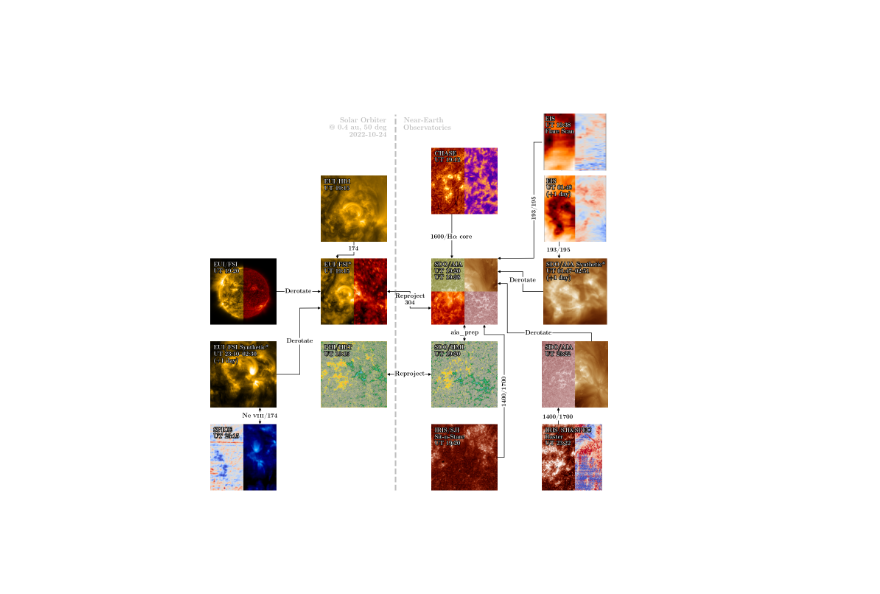
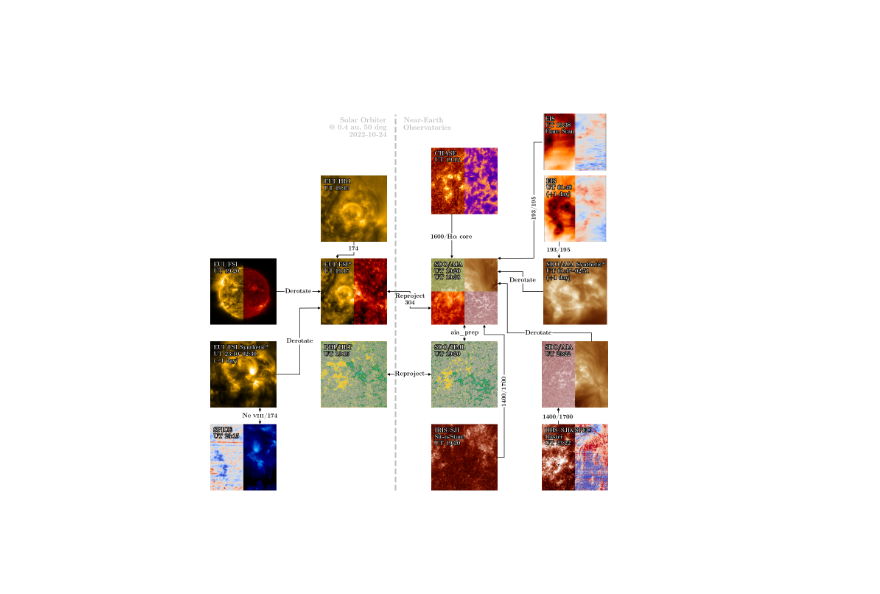
Before and after one commit to yjzhu-solar/EIS_DKIST_SolO, a Jupyter notebook: ipynb/ms_eis_eui_upflow/coalign_flowmap.ipynb, the cells around one changed output. Drawn from its saved outputs; the diff is of its cells as text; code cells hidden in the pictures.

```diff
--- a/ipynb/ms_eis_eui_upflow/coalign_flowmap.ipynb
+++ b/ipynb/ms_eis_eui_upflow/coalign_flowmap.ipynb
@@ -485,32 +498,32 @@ with rc_context(ms_style_dict):
     # plot_map_pizza(ax_visp_1915, [dkist_fitv_tom_cont_int_map_shift,dkist_fitv_tom_btot_map_shift,
     #                                 dkist_fitv_tom_DoppVel_map_shifted,dkist_ftiv_tom_theta_map_shifted_masked],
     #                 text='DKIST/ViSP\nUT 19:15',xslice=[0,687],yslice=[500,2554])
 
     # arrow_connect(ax_visp_1915, ax_aia_1920, [0.8,0.8,1.04,0.2], [0,-0.125,-0.125,1], [0.85,-0.115], r'$B_{\rm tot}$/1600', color='black',
     #                 textrotation=0.,arrow_1=False, arrow_2=True)
 
     plot_map_pizza(ax_iris_2322, [iris_1400_sji_2322_map_rotate_crop_shift,
                                     iris_SiIV_1394_velmap_rotate_shift_2322_repro_tosji],
-                    text=r'IRIS/SJI\&SPEC' + '\n' + 'Raster' + '\n' + 'UT 23:22',xslice=[50,445],yslice=[50,445],)
+                    text=r'IRIS/SJI\&SPEC' + '\n' + 'Raster' + '\n' + 'UT 23:22',xslice=[50,405],yslice=[50,405],)
 
     arrow_connect(ax_iris_2322, ax_aia_2322, [0.25,0.25], [1,0], [0.25,1.11], r'1400/1700', color='black',
                     textrotation=0.,arrow_1=False, arrow_2=True)
 
     plot_map_pizza(ax_iris_1920, [iris_1400_sji_1920_map_rotate_shift],
                     text='IRIS/SJI\nSit-n-Stare\nUT 19:20',xslice=[30,329],yslice=[30,329])
 
     arrow_connect(ax_iris_1920, ax_aia_1920, [1,1.1,1.1,0.8,0.8], [0.5,0.5,2.35,2.35,0], [1.1,1.5], r'1400/1700', color='black',
                     textrotation=90.,arrow_1=False, arrow_2=True)
 
     ax_fig.axvline(0.535,0.15,0.83,linestyle='--',color='grey',alpha=0.5,linewidth=3,zorder=0)
     ax_fig.text(0.55,0.825,r"\textbf{Near-Earth}" + "\n" + r"\textbf{Observatories}",fontsize=14,color='grey',ha='left',va='top',
                     alpha=0.5,transform=ax_fig.transAxes)
 
     ax_fig.text(0.52,0.825,r"\textbf{Solar Orbiter}"+"\n"+r"\textbf{@ 0.4 au, 50 deg}"+"\n"+r"\textbf{2022-10-24}",fontsize=14,color='grey',ha='right',va='top',
                     alpha=0.5,transform=ax_fig.transAxes)
 
     plt.savefig("../../figs/ms_eis_eui_upflow/coalign_example.pdf",dpi=300,bbox_inches=transforms.Bbox([[2.9,2.2],[13.85,12.5]]),pad_inches=0.)
 
     plt.show()
 # %% [output]
-[figure, old version]
+[figure, new version]
```
Also changed, not shown: parts of 3 cells of this notebook, 7 other files.
